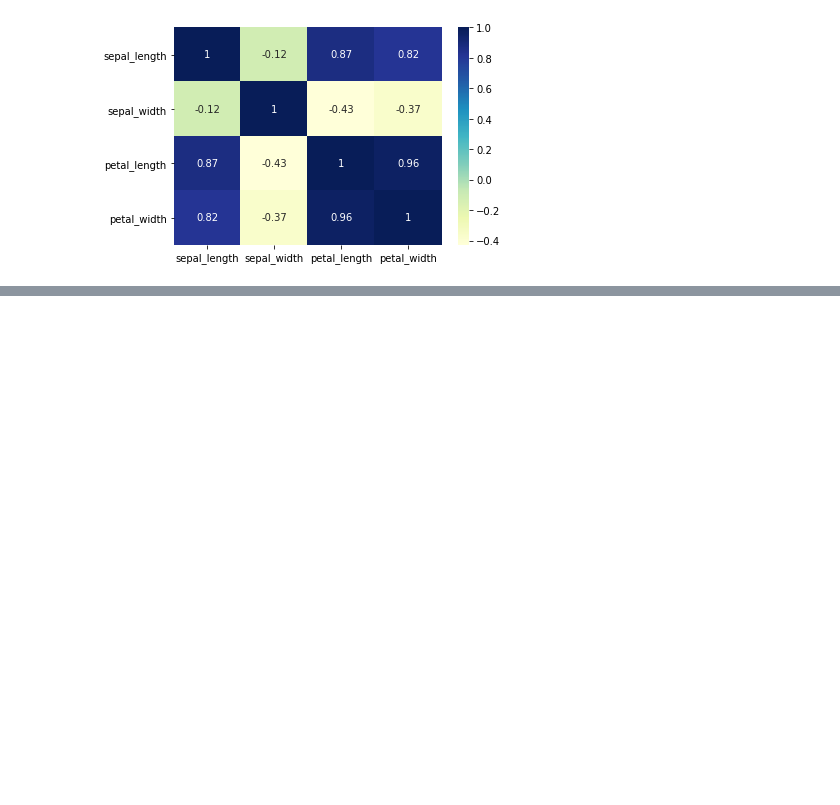
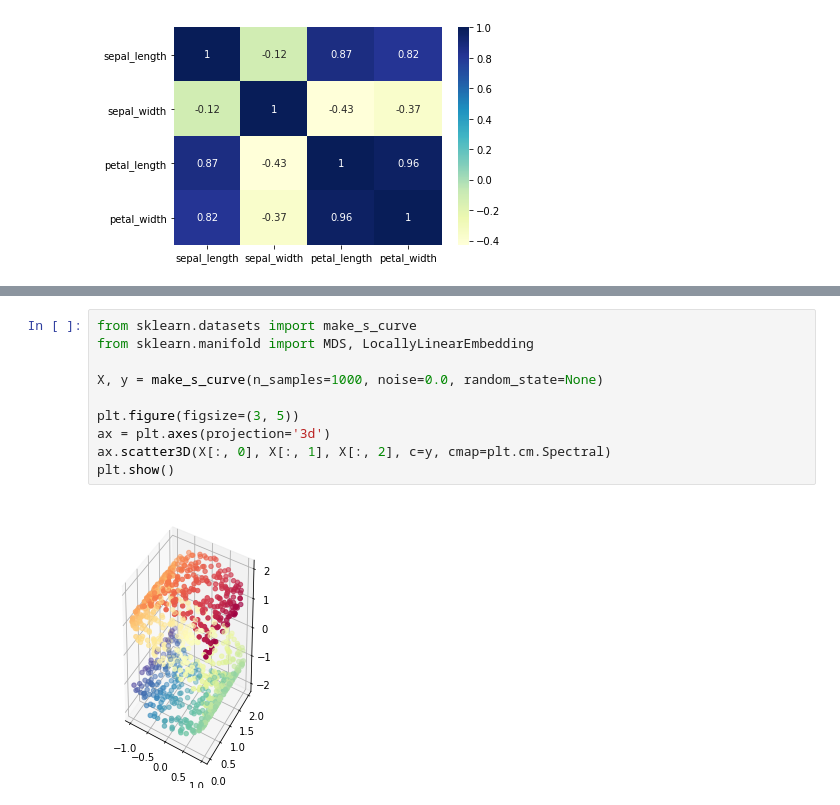
Before and after one commit to hadeutscher/openu-ds-presentation, a Jupyter notebook: Presentation.ipynb, the cells around one changed output, grey strips where cells are left out. Cells and saved outputs as stored; diff of their text form; blank space fills up the shorter version.

```diff
--- a/Presentation.ipynb
+++ b/Presentation.ipynb
@@ -83,0 +183,12 @@ sns.heatmap(data.corr(), cmap="YlGnBu", annot=True)
+# %%
+from sklearn.datasets import make_s_curve
+from sklearn.manifold import MDS, LocallyLinearEmbedding
+
+X, y = make_s_curve(n_samples=1000, noise=0.0, random_state=None)
+
+plt.figure(figsize=(3, 5))
+ax = plt.axes(projection='3d')
+ax.scatter3D(X[:, 0], X[:, 1], X[:, 2], c=y, cmap=plt.cm.Spectral)
+plt.show()
+# %% [output]
+[figure, added]
```
Also changed, not shown: parts of 18 cells of this notebook.
